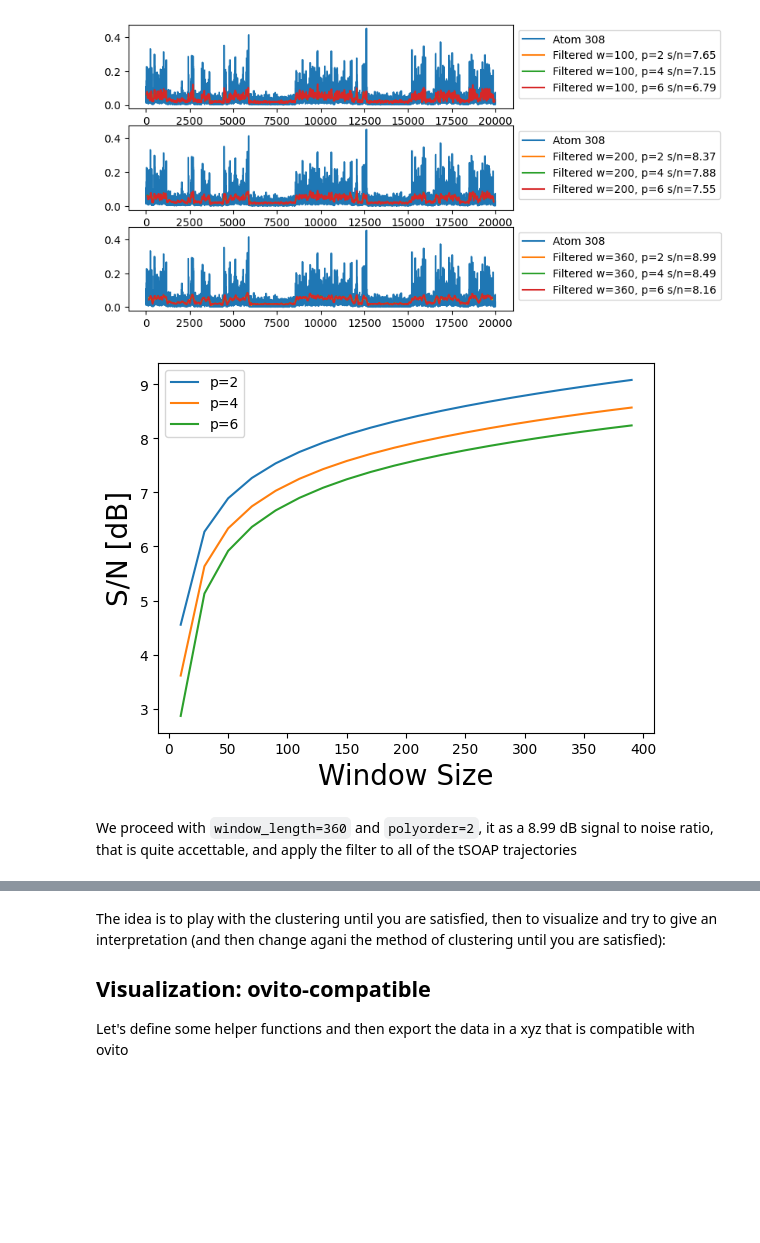
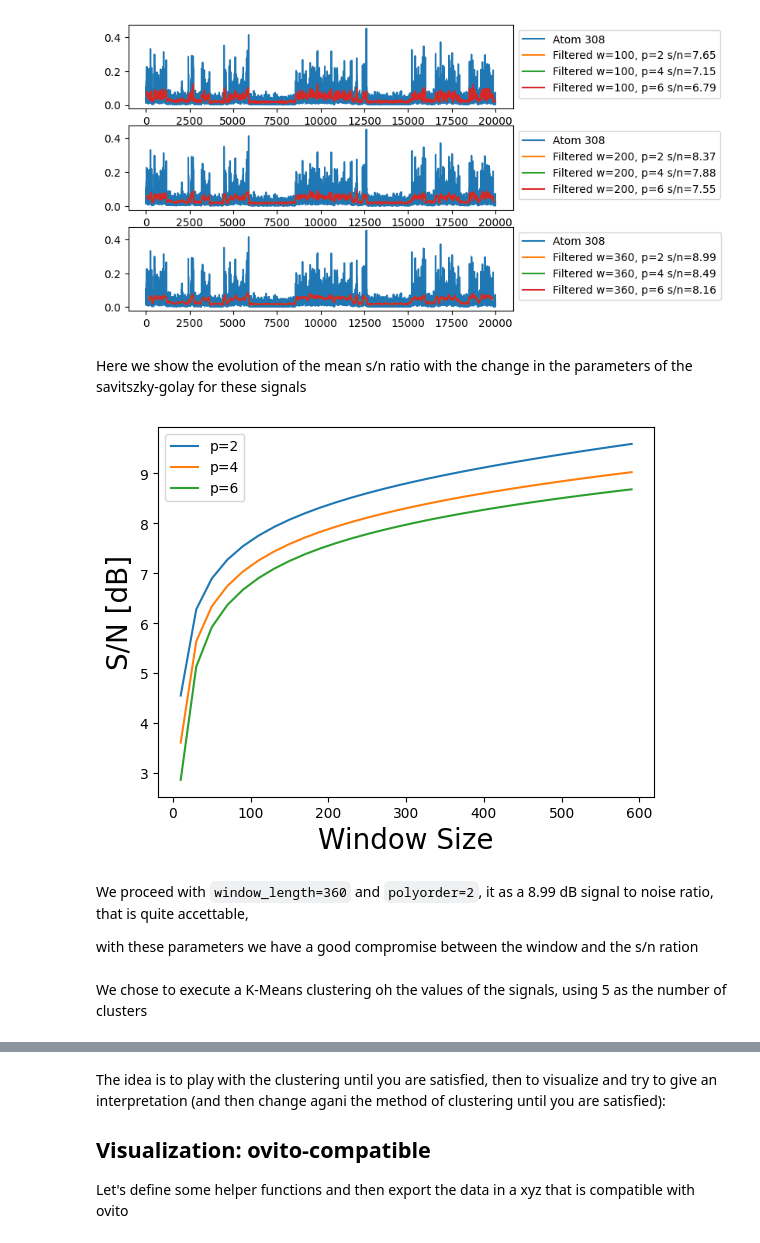
Before and after one commit to GMPavanLab/cpctools, a Jupyter notebook: Examples/timeSOAP.ipynb, the cells around one changed output, grey strips where cells are left out. Drawn from its saved outputs; the diff is of its cells as text; code cells hidden in the pictures; blank space fills up the shorter version.

```diff
--- a/Examples/timeSOAP.ipynb
+++ b/Examples/timeSOAP.ipynb
@@ -67,12 +67,13 @@ ico309.hdf5 ico309soap.hdf5
 # %% [markdown]
 Let's get the raw tempSOAP array without clogging up the memory
 # %%
-def getTempoSOAP(soapFileName, trajAddress):
+def getTimeSOAP(soapFileName, trajAddress):
     with h5py.File(soapFileName, "r") as f:
         ds = f[f"/SOAP/{trajAddress}"]
         fillSettings = getSOAPSettings(ds)
         print(fillSettings)
         print(ds.shape)
+        nAt= ds.shape[1]
 
         timedSOAP = np.zeros((ds.shape[0] - 1, ds.shape[1]))
 
@@ -84,15 +85,15 @@ def getTempoSOAP(soapFileName, trajAddress):
             theSlice = slice(c[0].start - slide, c[0].stop, c[0].step)
             outSlice = slice(c[0].start - slide, c[0].stop - 1, c[0].step)
             print(c[0], theSlice, outSlice)
-            timedSOAP[outSlice], _ = tempoSOAPsimple(
+            timedSOAP[outSlice], _ = timeSOAPsimple(
                 normalizeArray(fillSOAPVectorFromdscribe(ds[theSlice], **fillSettings))
             )
             slide = 1
 
-        return timedSOAP, np.diff(timedSOAP.T, axis=-1)
+        return nAt,timedSOAP, np.diff(timedSOAP.T, axis=-1)
 
 
-tSOAP, dtSOAP = getTempoSOAP(soapFileName, trajAddress)
+nAtoms,tSOAP, dtSOAP = getTimeSOAP(soapFileName, trajAddress)
 # %% [output]
 {'nMax': 8, 'lMax': 8, 'atomTypes': array(['Au'], dtype=object), 'atomicSlices': {'AuAu': slice(0, 324, None)}}
 (20000, 309, 324)
@@ -121,7 +122,7 @@ print(dtSOAP.shape)
 fig, axes = plt.subplots(2, sharey=True)
 for i in range(4):
     axes[0].plot(tSOAP[:, i], label=f"Atom {i}")
-    axes[1].plot(tSOAP[:, 308 - i], label=f"Atom {308-i}")
+    axes[1].plot(tSOAP[:, nAtoms -1- i], label=f"Atom {nAtoms-1-i}")
 
 for ax in axes:
     ax.legend()
@@ -151,5 +155,5 @@ def signaltonoise(a: np.array, axis, ddof):
 # %%
-atom = 308
+atom = nAtoms-1
 savGolPrint = np.arange(tSOAP.T[atom].shape[0])
 windows = [100, 200, 360]
 polyorders = [2, 4, 6]
@@ -173,31 +177,36 @@ for ax, window_length in zip(axes, windows):
     ax.legend(loc="upper left", bbox_to_anchor=(1, 1))
 # %% [output]
 [figure]
+# %% [markdown]
+Here we show the evolution of the mean s/n ratio with the change in the parameters
+of the savitszky-golay for these signals
 # %%
-windows = np.arange(10, 400, 20)
+windows = np.arange(10, 600, 20)
 polyorders = [2, 4, 6]
 fig, ax = plt.subplots(1)
 
 
 for polyorder in polyorders:
     meansrRatios = np.empty((len(windows), 2))
     for i, window_length in enumerate(windows):
         windowToPlot = slice(window_length // 2, -window_length // 2)
         savgol = savgol_filter(
             tSOAP.T, window_length=window_length, polyorder=polyorder, axis=-1
         )
         sr_ratio = signaltonoise(savgol[:, windowToPlot], axis=-1, ddof=0)
         meansrRatios[i] = [window_length, np.mean(sr_ratio)]
     ax.plot(meansrRatios[:, 0], meansrRatios[:, 1], label=f"p={polyorder}")
 ax.set_xlabel("Window Size", fontsize=20)
 ax.set_ylabel("S/N [dB]", fontsize=20)
 
 _ = ax.legend()
 # %% [output]
-[figure, old version]
+[figure, new version]
 # %% [markdown]
-We proceed with `window_length=360` and `polyorder=2`, it as a 8.99 dB signal to noise ratio, that is quite accettable,
-and apply the filter to all of the tSOAP trajectories
+We proceed with `window_length=360` and `polyorder=2`, it as a 8.99 dB signal to
+noise ratio, that is quite accettable,
+
+with these parameters we have a good compromise between the window and the s/n ration
 # %%
 window_length = 360
 polyorder = 2
@@ -205,6 +214,9 @@ windowToUSE = slice(window_length // 2, -window_length // 2)
 filteredtSOAP = savgol_filter(
     tSOAP.T, window_length=window_length, polyorder=polyorder, axis=-1
 )
+# %% [markdown]
+We chose to execute a K-Means clustering oh the values of the signals, using 5
+as the number of clusters
 # %%
 bestnclusters = 5
 clusters = KMeans(bestnclusters, random_state=12345).fit_predict(
```
Also changed, not shown: parts of 8 cells of this notebook, 3 other files.
